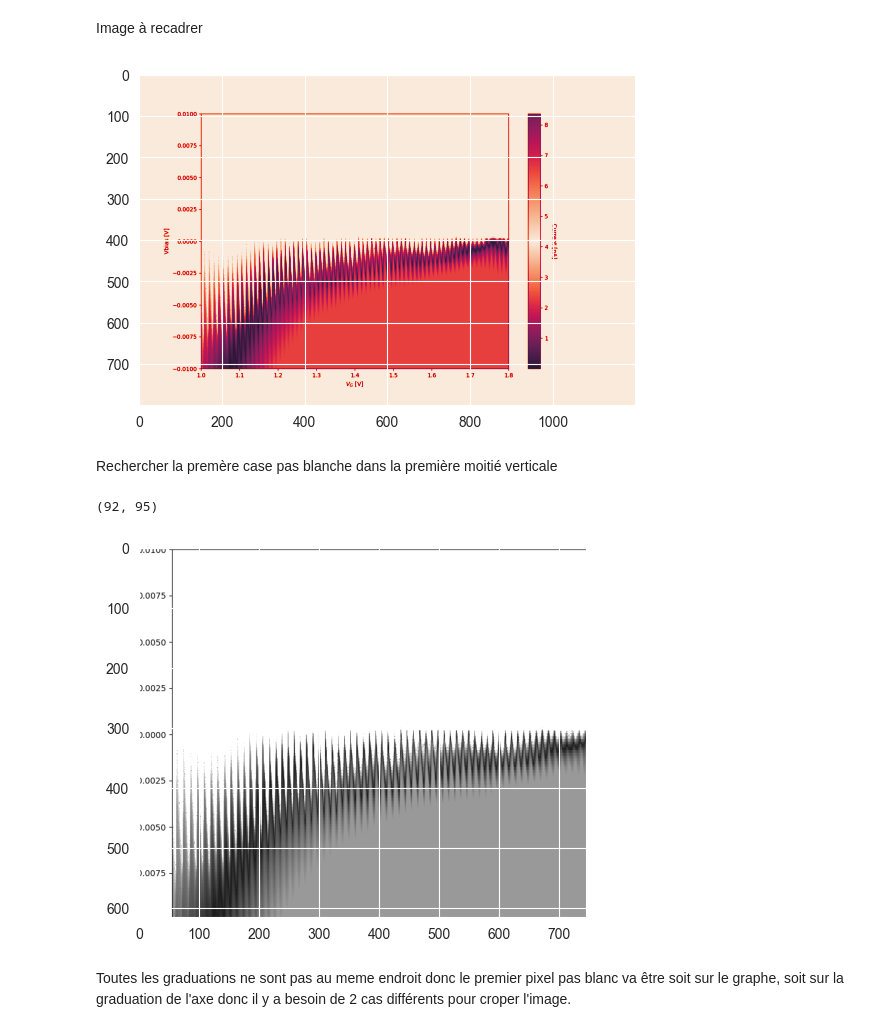
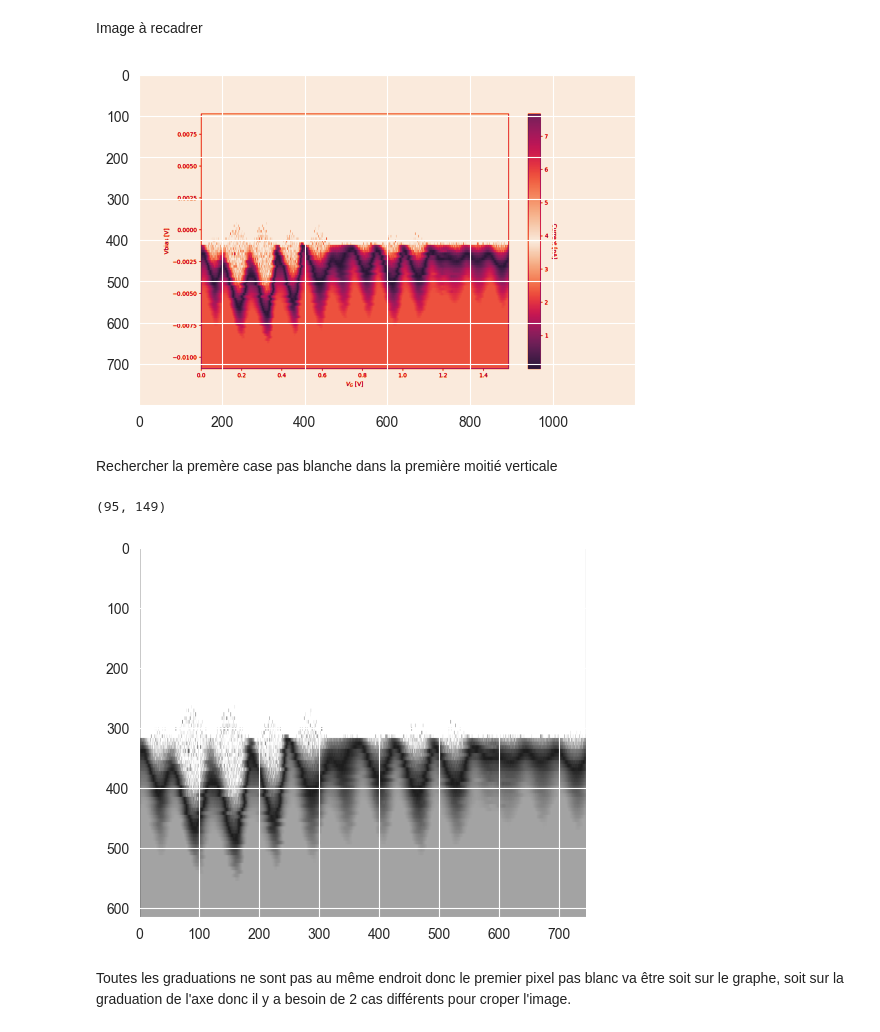
Before and after one commit to ecilavettier/quantum, a Jupyter notebook: Cropage.ipynb, the cells around one changed output. Cells and saved outputs as stored; diff of their text form; code cells hidden in the pictures.

```diff
--- a/Cropage.ipynb
+++ b/Cropage.ipynb
@@ -20,12 +20,13 @@ graduation=graduation_image_crop.shape[1]
 Image à recadrer
 # %%
 #myimg=Image.open('Stage_analyse_image/plot/good/sample-1S12_1_die-19-14_measurement-coulomb_diamond_zoom_exp_2.png')
-myimg = cv2.imread("Stage_analyse_image/D_.png", cv2.IMREAD_GRAYSCALE)#myimg = cv2.imread("Stage_analyse_image/plot/good/D_.png", cv2.IMREAD_GRAYSCALE)
+#myimg = cv2.imread("Stage_analyse_image/D_.png", cv2.IMREAD_GRAYSCALE)
+myimg = cv2.imread("Stage_analyse_image/sample-1S12_1_die-19-14_measurement-coulomb_diamond_zoom_exp_2.png", cv2.IMREAD_GRAYSCALE)
 #myimg.show()
 plt.imshow(myimg)
 plt.show()
 # %% [output]
-[figure, old version]
+[figure, new version]
 # %% [markdown]
 Rechercher la premère case pas blanche dans la première moitié verticale
 # %%
@@ -36,15 +37,15 @@ for index, x in np.ndenumerate(myimg):
             break
 ind_debut
 # %% [output]
-(92, 95)
+(95, 149)
 # %%
-if myimg[ind_debut[0]][ind_debut[1]+graduation//2]==255:
+if 255 in myimg[ind_debut[0]][ind_debut[1]:ind_debut[1]+graduation]:
     image=myimg[ind_debut[0]:ind_debut[0]+longueur,ind_debut[1]+graduation:ind_debut[1]+largeur+graduation]
     plt.imshow(image,cmap='gray')
 else:
     image=myimg[ind_debut[0]:ind_debut[0]+longueur,ind_debut[1]:ind_debut[1]+largeur]
     plt.imshow(image,cmap='gray')
 # %% [output]
-[figure, old version]
+[figure, new version]
 # %% [markdown]
-Toutes les graduations ne sont pas au meme endroit donc le premier pixel pas blanc va être soit sur le graphe, soit sur la graduation de l'axe donc il y a besoin de 2 cas différents pour croper l'image.
+Toutes les graduations ne sont pas au même endroit donc le premier pixel pas blanc va être soit sur le graphe, soit sur la graduation de l'axe donc il y a besoin de 2 cas différents pour croper l'image.
```
